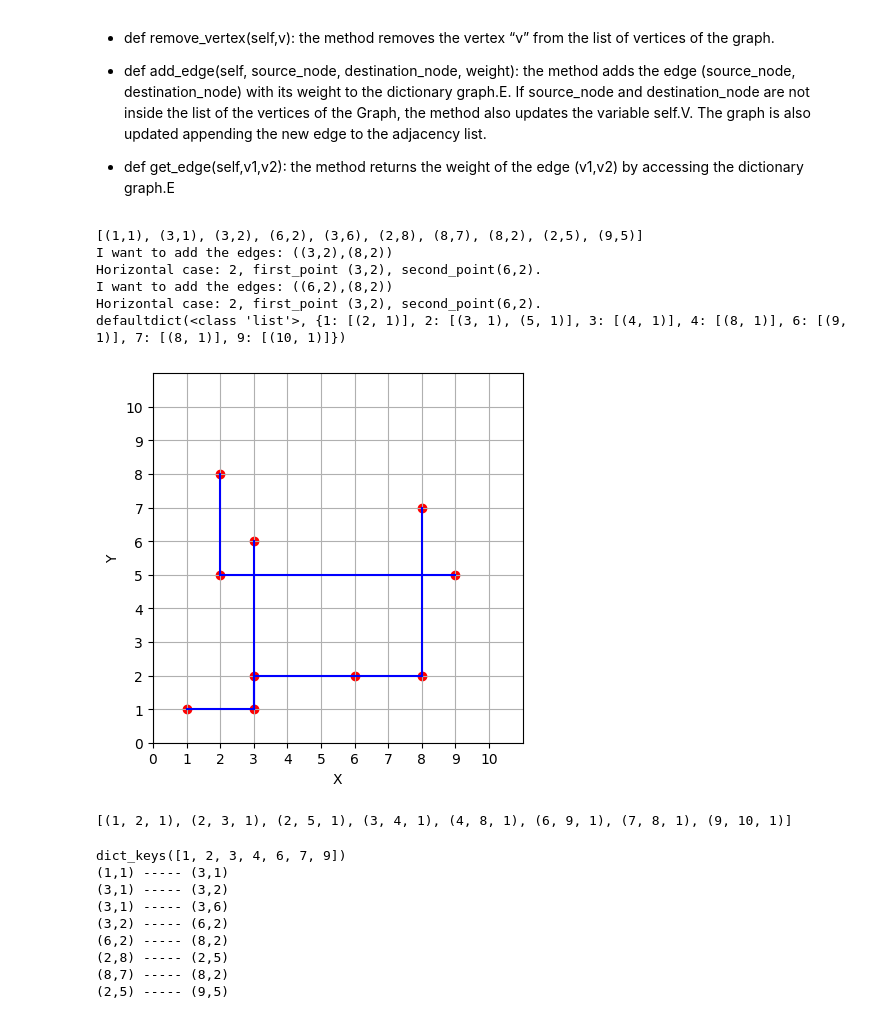
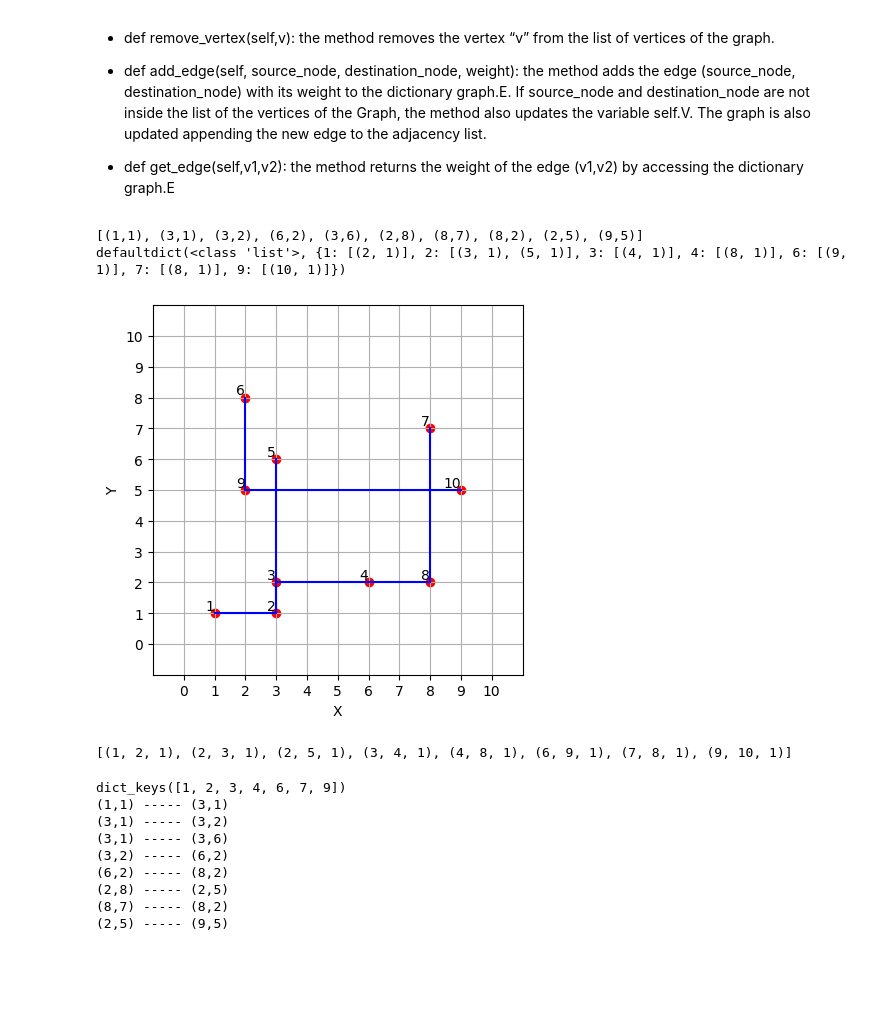
Before and after one commit to saso-gatto/Yashi-Game, a Jupyter notebook: KN_YashiGame.ipynb, the cells around one changed output. Saved outputs shown, nothing was run; the diff lists cells and outputs as text; code cells hidden in the pictures; blank space fills up the shorter version.

```diff
--- a/KN_YashiGame.ipynb
+++ b/KN_YashiGame.ipynb
@@ -99,8 +102,3 @@ class Line:
 
   def __str__(self) -> str:
     return "("+str(self.p1)+","+str(self.p2)+")"
-# %%
-# Creation of 3 dots such as (0,2), (4,2), (0,5)
-p1 = Point (0,2)
-p2 = Point (4,2)
-p3 = Point(0,5)
@@ -119,8 +112,8 @@ def plot_graph(points, lines):
   y_values = range(0, 11)
 
   # Set the x and y axis limits with offset
-  ax.set_xlim(0, 11)
-  ax.set_ylim(0, 11)
+  ax.set_xlim(-1, 11)
+  ax.set_ylim(-1, 11)
 
   # Set the x and y axis labels
   ax.set_xlabel('X')
@@ -134,9 +127,12 @@ def plot_graph(points, lines):
   ax.set_yticks(y_values)
   ax.grid(True, which='both')
 
+  current_point=1
   for point in (points):
     # Add a point at (3, 4) with red color
     ax.scatter(point.x, point.y, color='red')
+    ax.text(point.x, point.y, str(current_point), ha='right', va='bottom')
+    current_point = current_point+1
 
   for line in (lines.values()):
     #print("---- Current line -----")
@@ -174,10 +150,0 @@ plot_graph(points,lines)
-# %%
-points = []
-for i in range(5):
-  x = random.randint(1,9)
-  y = random.randint(1,9)
-  p = Point(x,y)
-  print(p)
-  points.append(p)
-
-plot_graph(points,{})
@@ -367,8 +327,8 @@ def no_overlaps_edge(graph, vertices, line):
 
         # Horizontal case
         if y1 == y2 and y1 == first_point.get_y() and y1 == second_point.get_y():
-            print(f"I want to add the edges: {line}")
-            print(f"Horizontal case: {y1}, first_point {first_point}, second_point{second_point}.")
+            #print(f"I want to add the edges: {line}")
+            #print(f"Horizontal case: {y1}, first_point {first_point}, second_point{second_point}.")
             if x1 <= first_point.get_x() and second_point.get_x()<=x2 and first_point.get_x() < second_point.get_x():
                 return True  # Overlaps
             elif x1 <= second_point.get_x() and  first_point.get_x()<=x2 and first_point.get_x() > second_point.get_x():
@@ -388,6 +348,25 @@ def print_vertices_edges(graph,vertices):
     for j in range (len(linked_nodes)):
       print(f"{vertices[i]} ----- {vertices[linked_nodes[j][0]]}")
       #print(linked_nodes[j])
+
+def shortest_edge(line,lines):
+  # First, I compute the difference between the two point of the current line
+  diff = 0
+  if (line.get_p1().x == line.get_p2().x):
+    diff = abs(line.get_p2().y - line.get_p1().y)
+  elif (line.get_p1().y == line.get_p2().y):
+    diff = abs(line.get_p2().x - line.get_p1().x)
+
+  # then I iterate on lines and if there is a line with the same coordinates in x or y of the current line and
+  # whose difference on the opposite coordinates is shorter, I cannot add this edge
+
+  for l in lines.values():
+    # If they share the same x coordinates, let's check the difference in y.
+    if (l.get_p1().x == l .get_p2().x and line.get_p1().x == line.get_p2().x and line.get_p1().x == l.get_p1().x):
+      diff_l = abs(l.get_p2().y - l.get_p1().y)
+      if (diff_l<diff):
+        print("I cannot add this line.")
+
 
 def initialize_graph(points):
   vertices = {}
@@ -415,38 +394,34 @@ def initialize_graph(points):
       #print(f"I'm adding the following edge: {source_node} -- {destination_node}")
         line = Line(source_node,destination_node)
         if not exists_edge(lines, line) and not no_overlaps_edge(graph, vertices, line):
           lines[current_index] = line
           current_index = current_index+1
           graph.add_edge(first_node,final_node,1)
 
   print(graph.get_adjacency_list())
   plot_graph([p for p in points],lines)
   print(graph.get_edges())
 
   return graph,vertices,lines
 
 
 p1 = Point(1,1)
 p2 = Point (3,1)
 p3 = Point (3,2)
 p4 = Point (6,2)
 p5 = Point (3,6)
 p6 = Point (2,8)
 p7 = Point (8,7)
 p8 = Point (8,2)
 p9 = Point (2,5)
 p10 = Point(9,5)
 points = [p1,p2,p3,p4,p5,p6,p7,p8,p9,p10]
 print(points)
 graph,vertices,lines = initialize_graph(points)
 # %% [output]
 [(1,1), (3,1), (3,2), (6,2), (3,6), (2,8), (8,7), (8,2), (2,5), (9,5)]
-I want to add the edges: ((3,2),(8,2))
-Horizontal case: 2, first_point (3,2), second_point(6,2).
-I want to add the edges: ((6,2),(8,2))
-Horizontal case: 2, first_point (3,2), second_point(6,2).
 defaultdict(<class 'list'>, {1: [(2, 1)], 2: [(3, 1), (5, 1)], 3: [(4, 1)], 4: [(8, 1)], 6: [(9, 1)], 7: [(8, 1)], 9: [(10, 1)]})
-[figure, old version]
+[figure, new version]
 [(1, 2, 1), (2, 3, 1), (2, 5, 1), (3, 4, 1), (4, 8, 1), (6, 9, 1), (7, 8, 1), (9, 10, 1)]
 # %%
 print_vertices_edges(graph,vertices)
```
Also changed, not shown: parts of 35 cells of this notebook.
